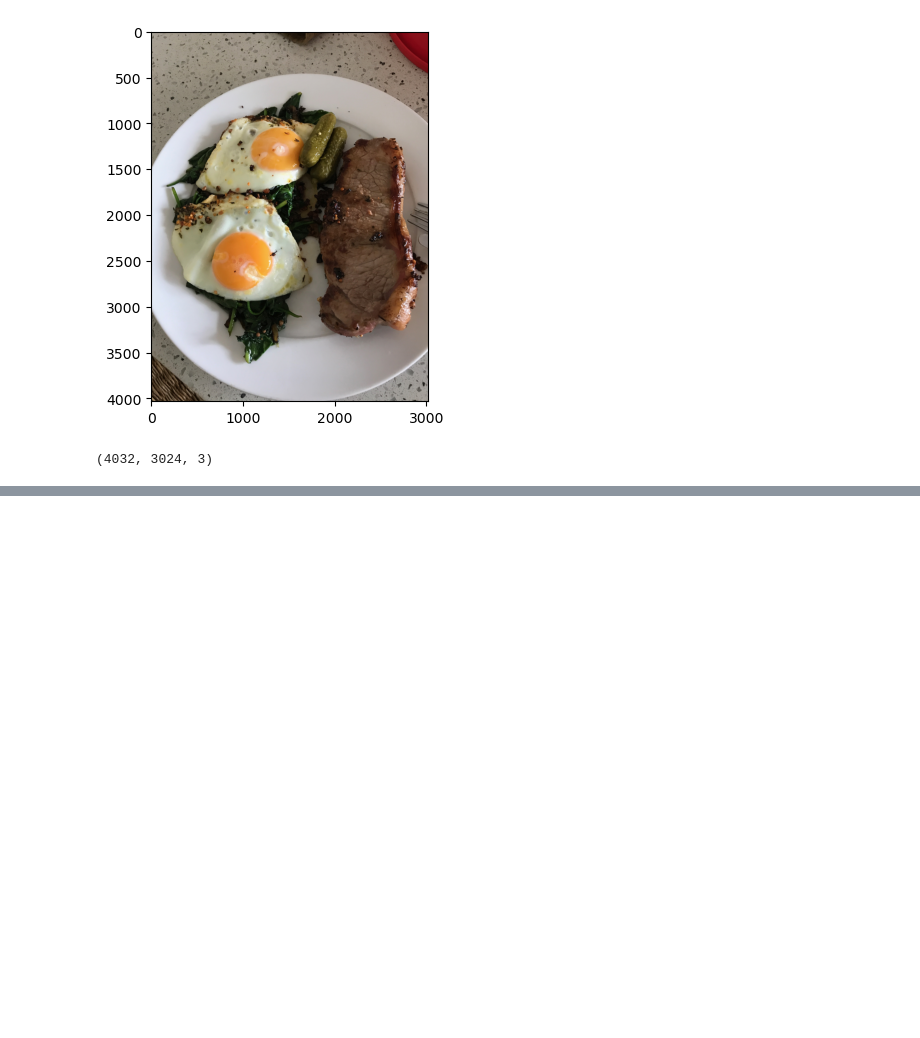
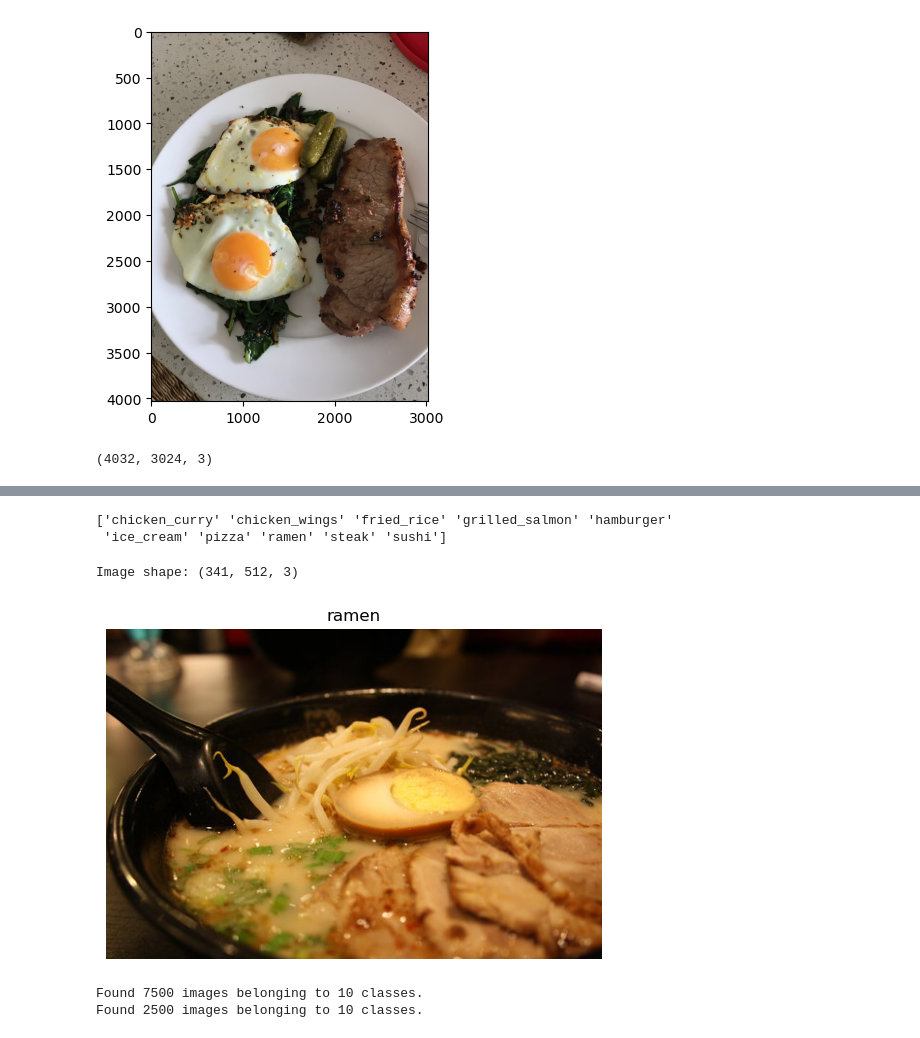
Before and after one commit to vivek11416/tensorFlow, a Jupyter notebook: ConvolutionNN/playground.ipynb, the cells around one changed output, grey strips where cells are left out. Drawn from its saved outputs; the diff is of its cells as text; code cells hidden in the pictures; blank space fills up the shorter version.

```diff
--- a/ConvolutionNN/playground.ipynb
+++ b/ConvolutionNN/playground.ipynb
@@ -542,0 +582,29 @@ array([[0.8543421]], dtype=float32)
+# %%
+train_dir = "10_food_classes_all_data/train/"
+test_dir = "10_food_classes_all_data/test/"
+# %%
+import pathlib
+import numpy as np
+data_dir = pathlib.Path(train_dir)
+class_names = np.array(sorted([item.name for item in data_dir.glob('*')]))
+print(class_names)
+# %% [output]
+['chicken_curry' 'chicken_wings' 'fried_rice' 'grilled_salmon' 'hamburger'
+ 'ice_cream' 'pizza' 'ramen' 'steak' 'sushi']
+# %%
+import random
+img = view_random_image(target_dir=train_dir,target_class=random.choice(class_names))
+# %% [output]
+Image shape: (341, 512, 3)
+[figure, added]
+# %%
+#028 Multi-class CNN's part 2 Preparing our data (turning it into tensors)
+from keras.preprocessing.image import ImageDataGenerator
+train_datagen = ImageDataGenerator(rescale=1/255.)
+test_datagen = ImageDataGenerator(rescale=1/255.)
+
+train_data = train_datagen.flow_from_directory(train_dir,target_size=(224,224),batch_size=32,class_mode="categorical")
+test_data = test_datagen.flow_from_directory(test_dir,target_size=(224,224),batch_size=32,class_mode="categorical")
+# %% [output]
+Found 7500 images belonging to 10 classes.
+Found 2500 images belonging to 10 classes.
```
Also changed, not shown: parts of 28 cells of this notebook, 1 other file.
